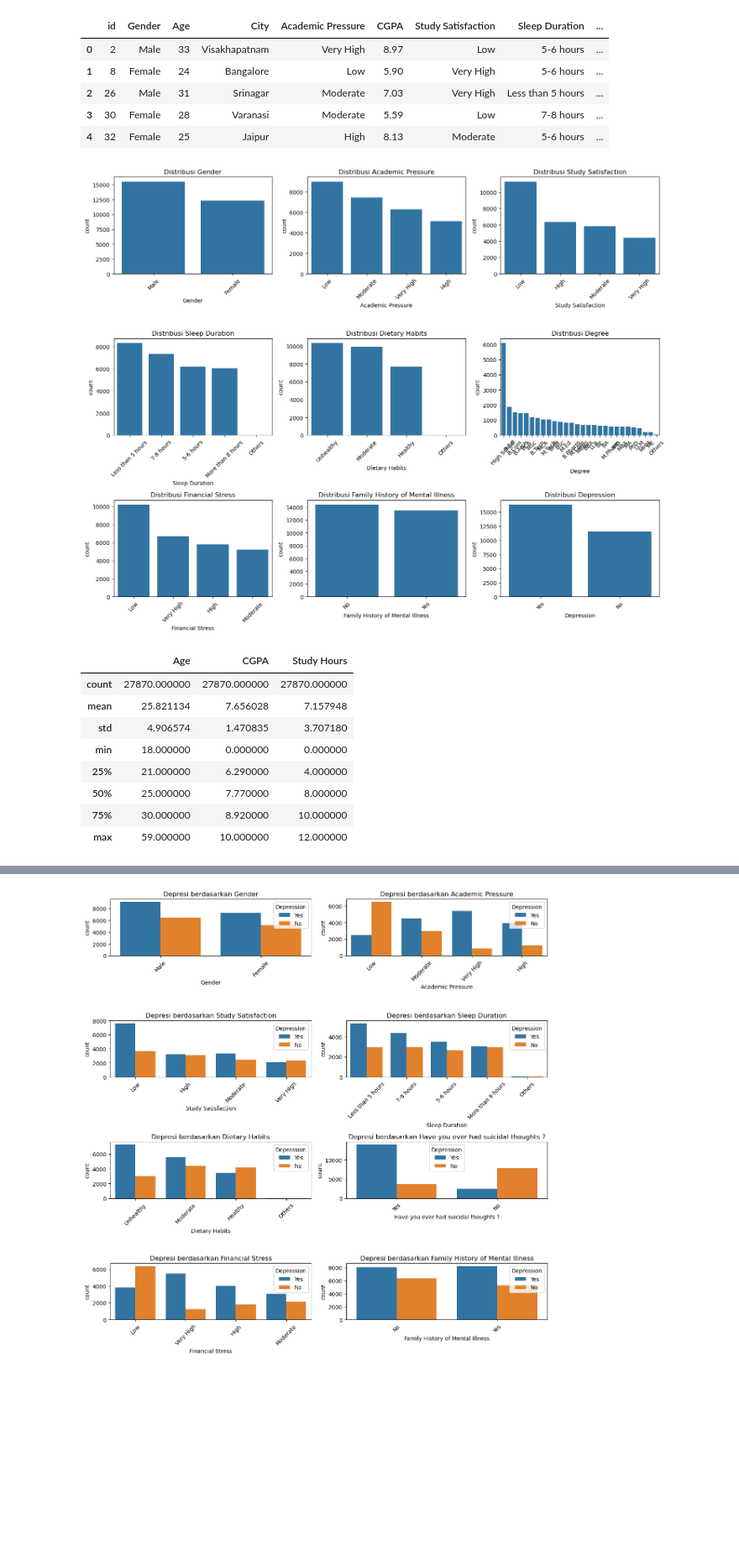
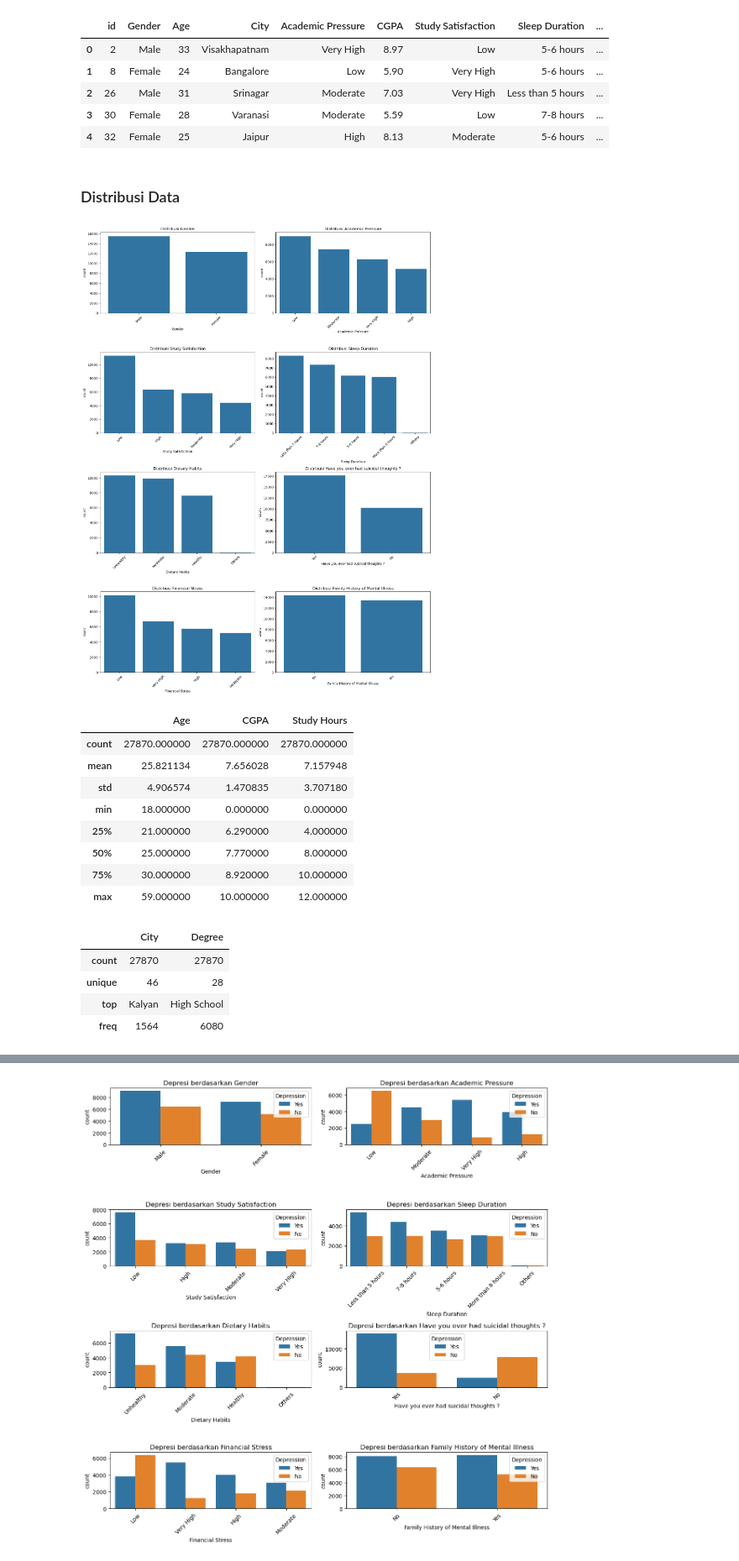
Before and after one commit to rizkyfauziilmi/Student-Depression-BI, a Jupyter notebook: jupyter/data_analysis.ipynb, the cells around one changed output, grey strips where cells are left out. Shown: that part at 84% size. Drawn from its saved outputs; the diff is of its cells as text; code cells hidden in the pictures; blank space fills up the shorter version.

Commit message:
fix plot

```diff
--- a/jupyter/data_analysis.ipynb
+++ b/jupyter/data_analysis.ipynb
@@ -31,33 +31,40 @@ df.head()
 | 2 | 26 | Male | 31 | Srinagar | Moderate | 7.03 | Very High | Less than 5 hours | ... |
 | 3 | 30 | Female | 28 | Varanasi | Moderate | 5.59 | Low | 7-8 hours | ... |
 | 4 | 32 | Female | 25 | Jaipur | High | 8.13 | Moderate | 5-6 hours | ... |
+# %% [markdown]
+### Distribusi Data
 # %%
-# Menghitung distribusi nilai untuk setiap kategori di kolom kualitatif
+# Menghitung distribusi nilai untuk setiap kategori di kolom kategori
 categorical_columns = [
-    "Gender", "Academic Pressure", "Study Satisfaction", "Sleep Duration",
-    "Dietary Habits", "Degree", "Financial Stress", "Family History of Mental Illness", "Depression"
+    "Gender", "Academic Pressure", "Study Satisfaction",
+    "Sleep Duration", "Dietary Habits", "Have you ever had suicidal thoughts ?",
+    "Financial Stress", "Family History of Mental Illness"
 ]
 
 categorical_counts = {col: df[col].value_counts() for col in categorical_columns}
 
 # Statistik deskriptif untuk fitur numerik
 numeric_summary = df[["Age", "CGPA", "Study Hours"]].describe()
 
+# Statistik deskriptif untuk fitur kategori
+demographic_summary = df[["City", "Degree"]].describe()
+
 # Visualisasi distribusi kategori utama
-fig, axes = plt.subplots(3, 3, figsize=(15, 12))
+fig, axes = plt.subplots(4, 2, figsize=(15, 20))
 axes = axes.flatten()
 
 for i, col in enumerate(categorical_columns):
     sns.countplot(data=df, x=col, ax=axes[i], order=df[col].value_counts().index)
     axes[i].set_title(f"Distribusi {col}")
     axes[i].tick_params(axis='x', rotation=45)
 
 plt.tight_layout()
 plt.show()
 
-numeric_summary
+# Menampilkan statistik deskriptif
+display(numeric_summary, demographic_summary)
 # %% [output]
-[figure, old version]
+[figure, new version]
 |  | Age | CGPA | Study Hours |
 | count | 27870.000000 | 27870.000000 | 27870.000000 |
 | mean | 25.821134 | 7.656028 | 7.157948 |
@@ -67,4 +74,9 @@ numeric_summary
 | 50% | 25.000000 | 7.770000 | 8.000000 |
 | 75% | 30.000000 | 8.920000 | 10.000000 |
 | max | 59.000000 | 10.000000 | 12.000000 |
+|  | City | Degree |
+| count | 27870 | 27870 |
+| unique | 46 | 28 |
+| top | Kalyan | High School |
+| freq | 1564 | 6080 |
 # %% [markdown]
```
Also changed, not shown: parts of 6 cells of this notebook.
